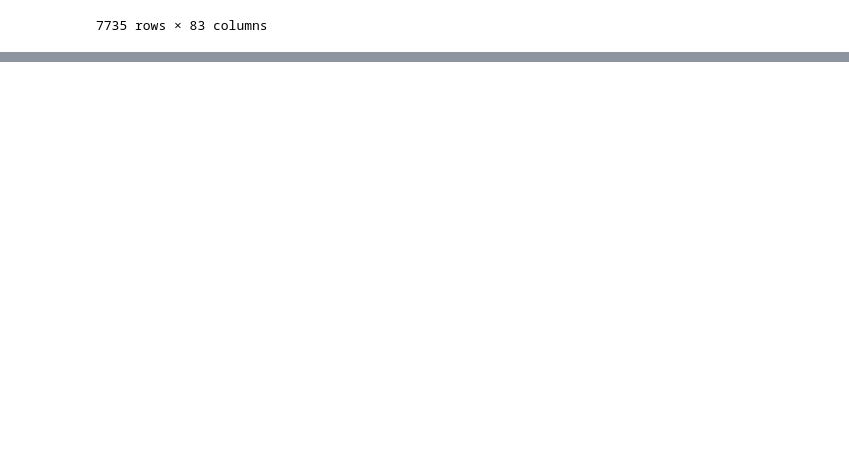
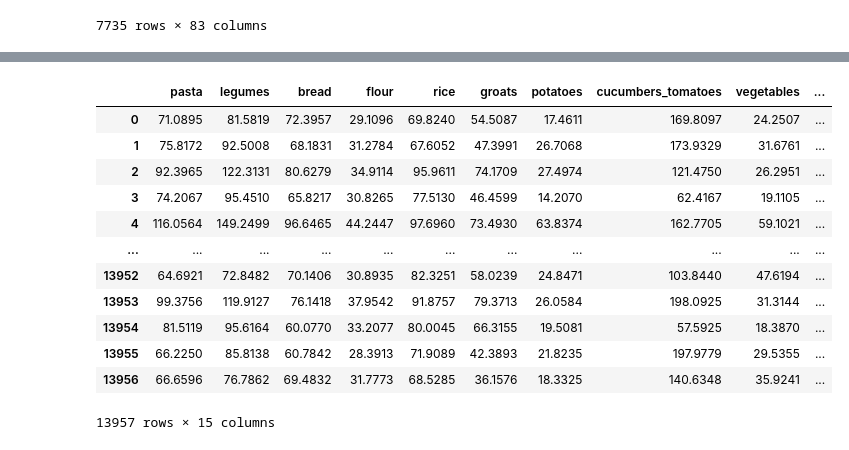
Before and after one commit to grigoriizharkov/All-Cups, a Jupyter notebook: task1/Average prices.ipynb, the cells around one changed output, grey strips where cells are left out. Drawn from its saved outputs; the diff is of its cells as text; code cells hidden in the pictures; blank space fills up the shorter version.

Commit message:
Predict for the first 15 columns

```diff
--- a/task1/Average prices.ipynb
+++ b/task1/Average prices.ipynb
@@ -319,3 +333,9 @@ rfreg = RandomForestRegressor(random_state=0, n_jobs=-1)
 # logreg = LogisticRegression(solver='sag', random_state=0, n_jobs=-1)
 # %%
 # pipe = make_pipeline(column_encoding, logreg)
+# %%
+first = y.columns[:15]
+second = y.columns[15:30]
+third = y.columns[30:45]
+fourth = y.columns[45:60]
+fifth = y.columns[60:]
@@ -322,2 +351,3 @@ rfreg = RandomForestRegressor(random_state=0, n_jobs=-1)
 # %%
-rfreg.fit(X_pasta_train, y_pasta_train)
+for column in first:
+    models[f'{column}'].fit(X_train[f'{column}'], y_train[f'{column}'])
@@ -350,0 +354,4 @@ score
+# %%
+first_prediction = dict()
+for column in first:
+    first_prediction[f'{column}'] = models[f'{column}'].predict(X_valid[f'{column}'])
@@ -350,0 +395,18 @@ score
+# %%
+first_valid = pd.DataFrame(first_prediction)
+# %%
+first_valid
+# %% [output]
+|  | pasta | legumes | bread | flour | rice | groats | potatoes | сucumbers_tomatoes | vegetables | ... |
+| 0 | 71.0895 | 81.5819 | 72.3957 | 29.1096 | 69.8240 | 54.5087 | 17.4611 | 169.8097 | 24.2507 | ... |
+| 1 | 75.8172 | 92.5008 | 68.1831 | 31.2784 | 67.6052 | 47.3991 | 26.7068 | 173.9329 | 31.6761 | ... |
+| 2 | 92.3965 | 122.3131 | 80.6279 | 34.9114 | 95.9611 | 74.1709 | 27.4974 | 121.4750 | 26.2951 | ... |
+| 3 | 74.2067 | 95.4510 | 65.8217 | 30.8265 | 77.5130 | 46.4599 | 14.2070 | 62.4167 | 19.1105 | ... |
+| 4 | 116.0564 | 149.2499 | 96.6465 | 44.2447 | 97.6960 | 73.4930 | 63.8374 | 162.7705 | 59.1021 | ... |
+| ... | ... | ... | ... | ... | ... | ... | ... | ... | ... | ... |
+| 13952 | 64.6921 | 72.8482 | 70.1406 | 30.8935 | 82.3251 | 58.0239 | 24.8471 | 103.8440 | 47.6194 | ... |
+| 13953 | 99.3756 | 119.9127 | 76.1418 | 37.9542 | 91.8757 | 79.3713 | 26.0584 | 198.0925 | 31.3144 | ... |
+| 13954 | 81.5119 | 95.6164 | 60.0770 | 33.2077 | 80.0045 | 66.3155 | 19.5081 | 57.5925 | 18.3870 | ... |
+| 13955 | 66.2250 | 85.8138 | 60.7842 | 28.3913 | 71.9089 | 42.3893 | 21.8235 | 197.9779 | 29.5355 | ... |
+| 13956 | 66.6596 | 76.7862 | 69.4832 | 31.7773 | 68.5285 | 36.1576 | 18.3325 | 140.6348 | 35.9241 | ... |
+13957 rows × 15 columns
```
Also changed, not shown: parts of 25 cells of this notebook, 1 other file.
